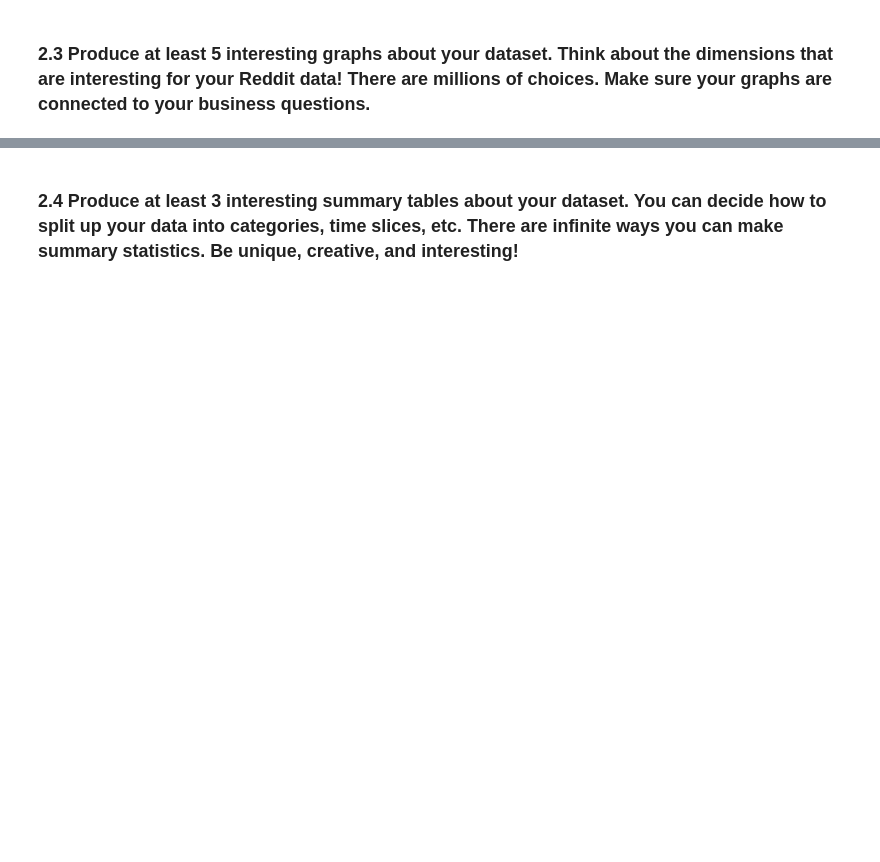
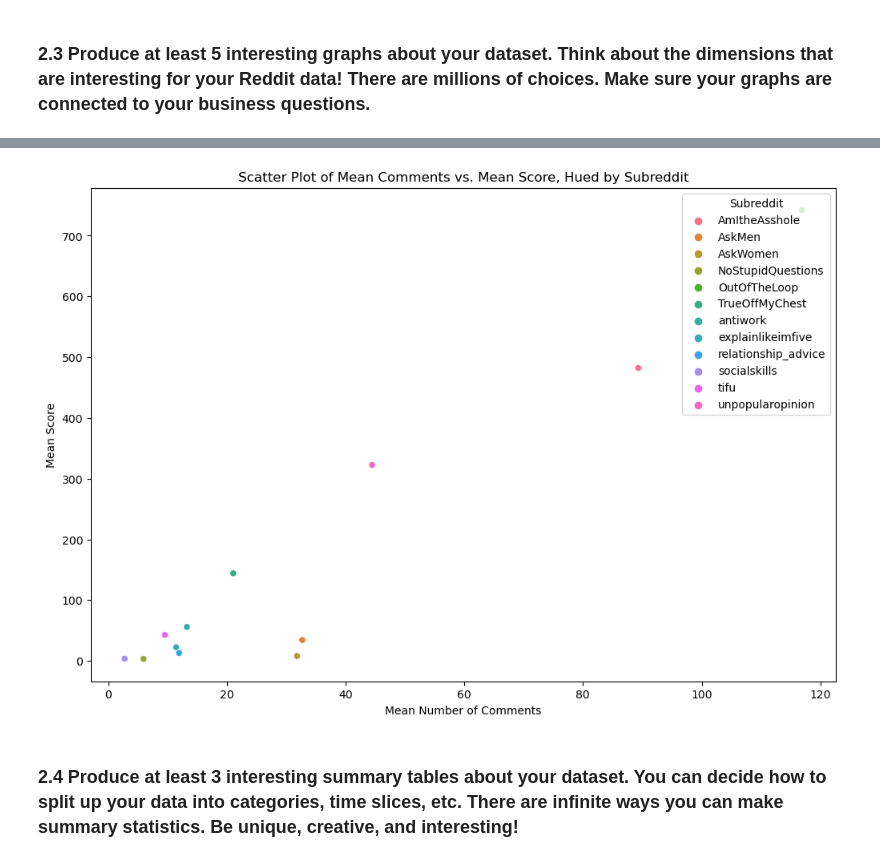
Before and after one commit to gu-dsan6000/fall-2023-reddit-project-team-17, a Jupyter notebook: code/project_eda/project_eda_victor.ipynb, the cells around one changed output, grey strips where cells are left out. Saved outputs shown, nothing was run; the diff lists cells and outputs as text; code cells hidden in the pictures; blank space fills up the shorter version.

```diff
--- a/code/project_eda/project_eda_victor.ipynb
+++ b/code/project_eda/project_eda_victor.ipynb
@@ -270,3 +211,5 @@ def check_and_remove_missing(df: DataFrame, threshold: int = 100) -> DataFrame:
     print("Missing values after column removal:")
     for column, missing_count in missing_values_collected.items():
         print(f"{column}: {missing_count}")
+
+    return df
@@ -386,0 +254,11 @@ submissions_active = submissions_active.withColumn("stickied", col("stickied").c
+# %%
+# turn to int for displaying
+
+columns_to_cast_submissions = [
+    "archived", "contest_mode", "hidden", "hide_score",
+    "is_crosspostable", "is_reddit_media_domain", "is_self",
+    "is_video", "locked", "over_18", "pinned", "spoiler", "stickied"
+]
+
+for column_name in columns_to_cast_submissions:
+    submissions_active = submissions_active.withColumn(column_name, col(column_name).cast("integer"))
@@ -635,2 +453,37 @@ display(comments_active.limit(5).toPandas())
+# %%
+from pyspark.sql import functions as F
+
+# Group by 'subreddit' and calculate the mean of 'num_comments' and 'score'
+subreddit_means = submissions_active.groupBy('subreddit') \
+                                    .agg(F.mean('num_comments').alias('mean_num_comments'),
+                                         F.mean('score').alias('mean_score'))
+
+# Now convert this Spark DataFrame to a Pandas DataFrame
+pandas_df_means = subreddit_means.toPandas()
+
+# Ensure the 'subreddit' is treated as a category for better plotting
+pandas_df_means['subreddit'] = pandas_df_means['subreddit'].astype('category')
+
+# Now plot using seaborn for better hue handling
+import seaborn as sns
+import matplotlib.pyplot as plt
+
+# Create the scatter plot
+plt.figure(figsize=(12, 8))
+scatter_plot = sns.scatterplot(data=pandas_df_means,
+                               x='mean_num_comments',
+                               y='mean_score',
+                               hue='subreddit')
+
+# Enhance the plot
+scatter_plot.set_title('Scatter Plot of Mean Comments vs. Mean Score, Hued by Subreddit')
+scatter_plot.set_xlabel('Mean Number of Comments')
+scatter_plot.set_ylabel('Mean Score')
+plt.legend(title='Subreddit', loc='upper right')
+
+# Show the plot
+plt.show()
+# %% [output]
+[figure, added]
 # %% [markdown]
 ### 2.4 Produce at least 3 interesting summary tables about your dataset. You can decide how to split up your data into categories, time slices, etc. There are infinite ways you can make summary statistics. Be unique, creative, and interesting!
```
Also changed, not shown: parts of 36 cells of this notebook.
